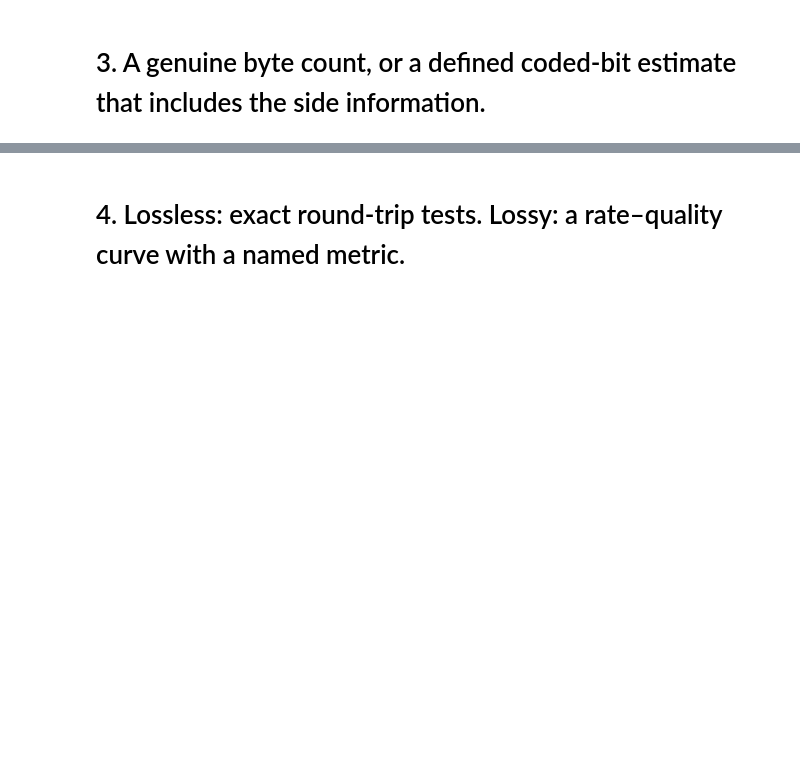
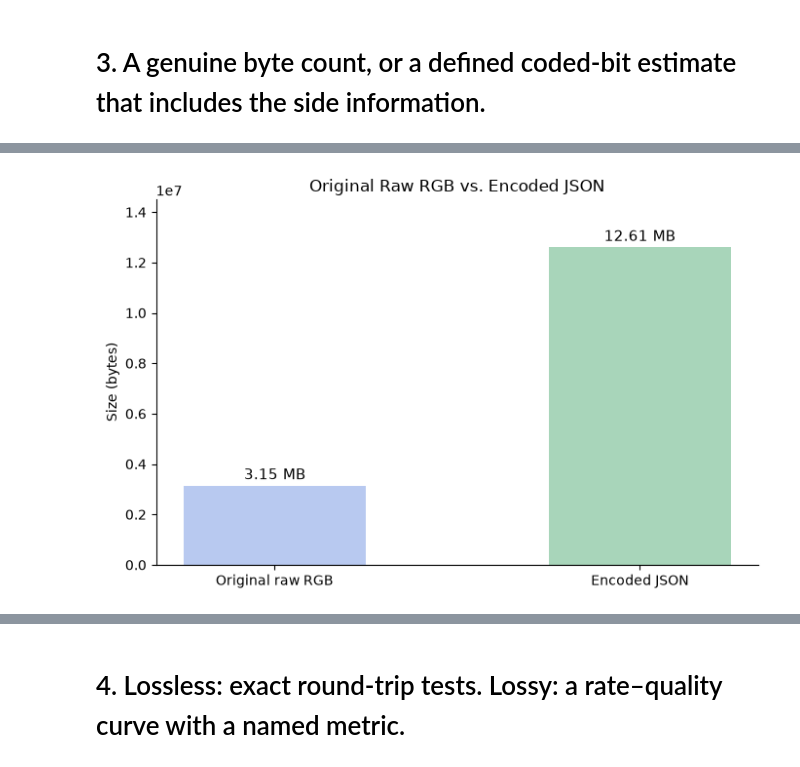
Before and after one commit to filza-a/IDIG4120-group-project, a Jupyter notebook: P2-More-Akhlaq/P2-More-Akhlaq.ipynb, the cells around one changed output, grey strips where cells are left out. Saved outputs shown, nothing was run; the diff lists cells and outputs as text; code cells hidden in the pictures; blank space fills up the shorter version.

```diff
--- a/P2-More-Akhlaq/P2-More-Akhlaq.ipynb
+++ b/P2-More-Akhlaq/P2-More-Akhlaq.ipynb
@@ -882,0 +985,33 @@ plt.show()
+# %%
+raw_bytes = np.asarray(img).nbytes
+
+labels = ["Original raw RGB", "Encoded JSON"]
+values = [raw_bytes, total_bytes]
+
+fig, ax = plt.subplots(figsize=(7, 4.5))
+
+bars = ax.bar(
+    labels,
+    values,
+    color=["#B8C9F0", "#A8D5BA"],
+    width=0.5
+)
+
+for bar, value in zip(bars, values):
+    ax.text(
+        bar.get_x() + bar.get_width() / 2,
+        bar.get_height() + max(values) * 0.02,
+        f"{value / 1_000_000:.2f} MB",
+        ha="center",
+        fontsize=11
+    )
+
+ax.set_ylabel("Size (bytes)")
+ax.set_title("Original Raw RGB vs. Encoded JSON")
+ax.set_ylim(0, max(values) * 1.15)
+ax.spines[["top", "right"]].set_visible(False)
+
+plt.tight_layout()
+plt.show()
+# %% [output]
+[figure, added]
```
Also changed, not shown: parts of 41 cells of this notebook, 8 other files.
